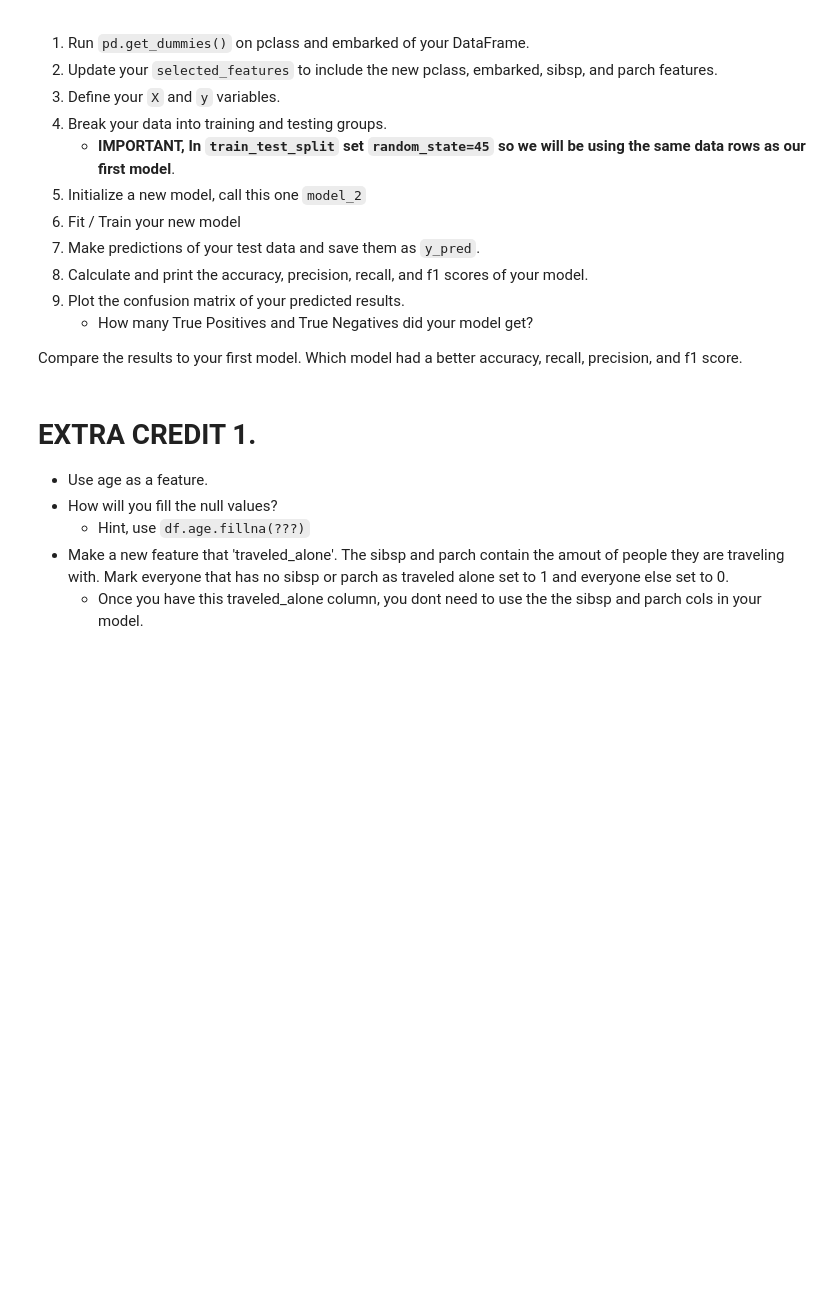
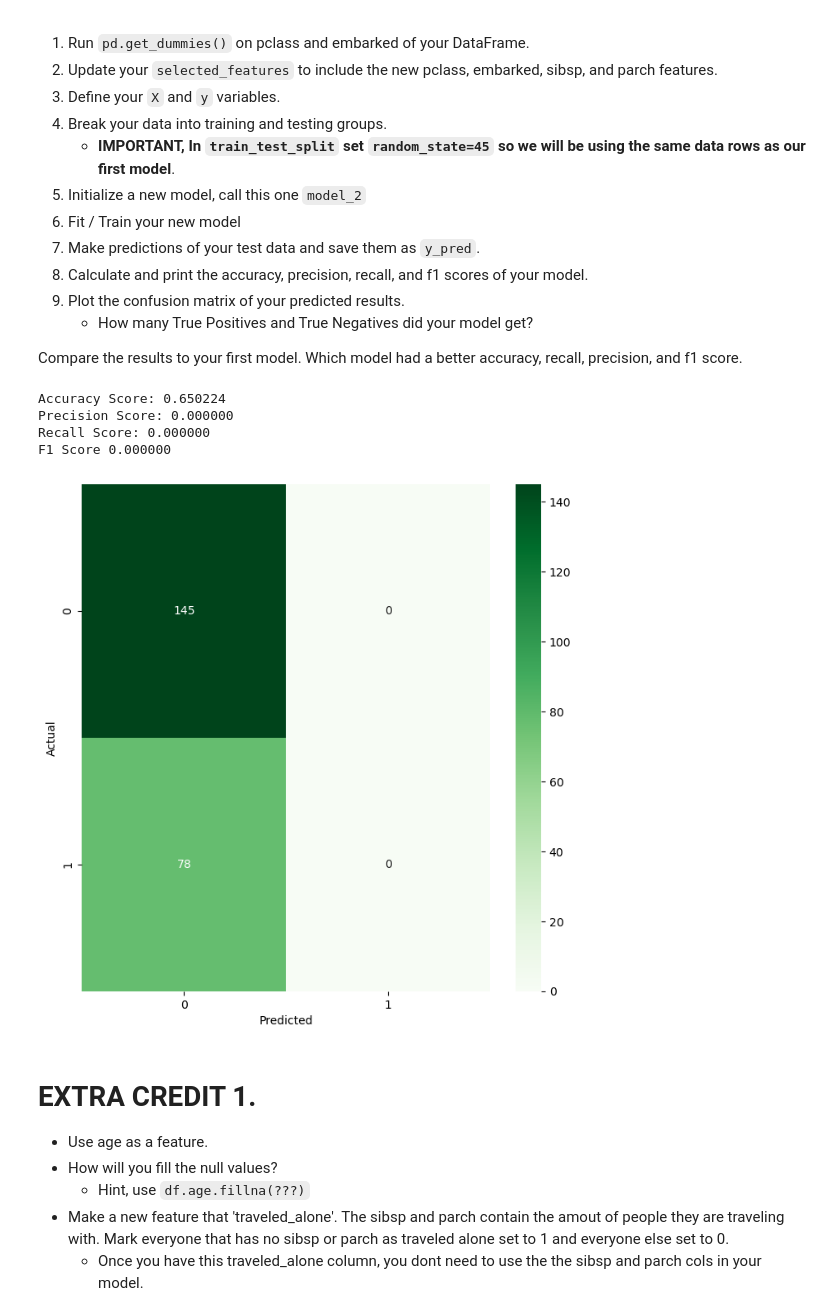
Before and after one commit to jsgarcha/CUNYTechPrep-2024-DS, a Jupyter notebook: Week-06-Classification/Exercise-JG.ipynb, the cells around one changed output. Drawn from its saved outputs; the diff is of its cells as text; code cells hidden in the pictures; blank space fills up the shorter version.

```diff
--- a/Week-06-Classification/Exercise-JG.ipynb
+++ b/Week-06-Classification/Exercise-JG.ipynb
@@ -172,46 +189,58 @@ Compare the results to your first model. Which model had a better accuracy, reca
 df = pd.read_csv('data/titanic.csv')
 
 # Run pd.get_dummies on pclass and embarked of your DataFrame.
-
+df = pd.get_dummies(df, columns=['pclass', 'embarked'], drop_first=True)
 
 # Update your `selected_features` to include the new pclass and embarked features.
+selected_features = ['pclass_2']
 
 # Define your X and y variables
-
+X = df[selected_features]
+y = df['survived']
 
 # Split our data into testing and training.
 # !!! Remeber to use the same random state as you used before
-
+X_train, X_test, y_train, y_test = train_test_split(X, y, random_state=45)
 
 # Initalize our model_2
 model_2 = LogisticRegression()
 
 # Fit / Train our model using our training data.
+model_2.fit(X=X_train, y=y_train)
 
 # Make new predicitions using our testing data.
+y_pred = model_2.predict(X_test)
 
 # Calculate our accuracy
-accuracy_2 = ???
+accuracy_2 = accuracy_score(y_test, y_pred)
 
 # Calculate our precision score
-precision_2 = ???
+precision_2 = precision_score(y_test, y_pred)
 
 # Calculate our recall score
-recall_2 = ???
+recall_2 = recall_score(y_test, y_pred)
 
 # Calculate your f1-score
-f1_2 = ???
+f1_2 = f1_score(y_test, y_pred)
 
 # Print each of our scores to inspect performance.
 print("Accuracy Score: %f" % accuracy_2)
 print("Precision Score: %f" % precision_2)
 print("Recall Score: %f" % recall_2)
 print('F1 Score %f' % f1_2)
 
 # Plot your confusion matrix.
 fig = plt.figure(figsize=(8,8))
+cm = confusion_matrix(y_test, y_pred)
+ax = seaborn.heatmap(cm, annot=True, cmap='Greens', fmt='g')
 plt.xlabel('Predicted')
 plt.ylabel('Actual');
+# %% [output]
+Accuracy Score: 0.650224
+Precision Score: 0.000000
+Recall Score: 0.000000
+F1 Score 0.000000
+[figure, added]
 # %% [markdown]
 # EXTRA CREDIT 1.
 * Use age as a feature.
```
Also changed, not shown: parts of 6 cells of this notebook.
